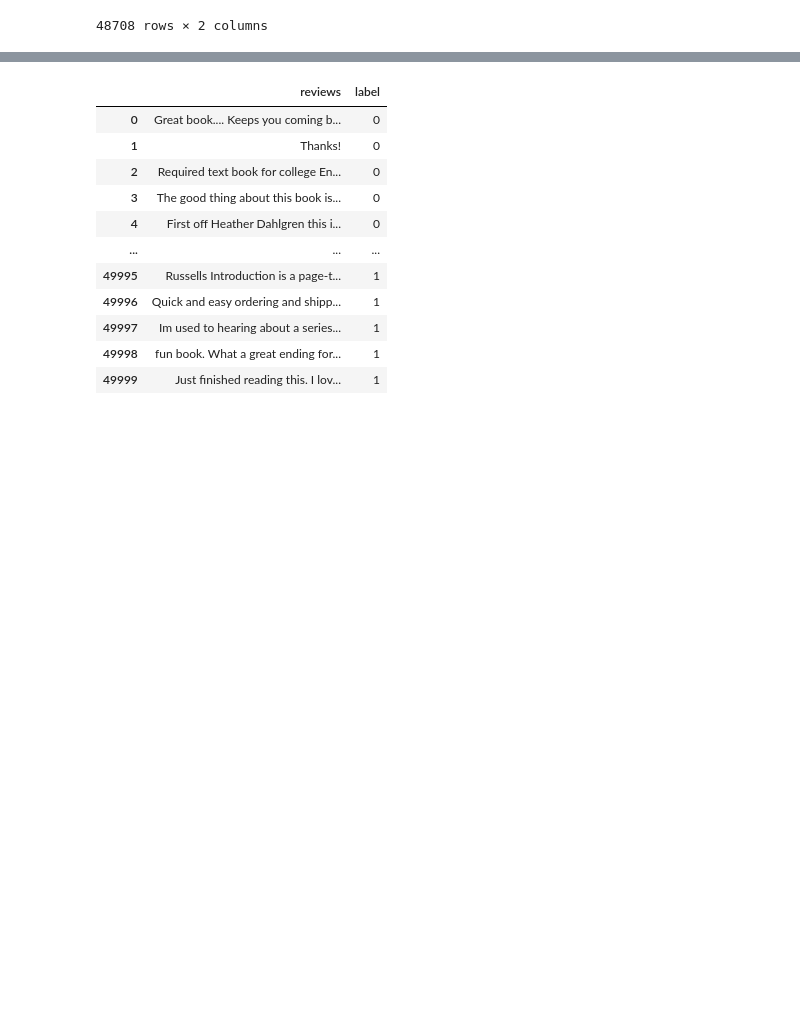
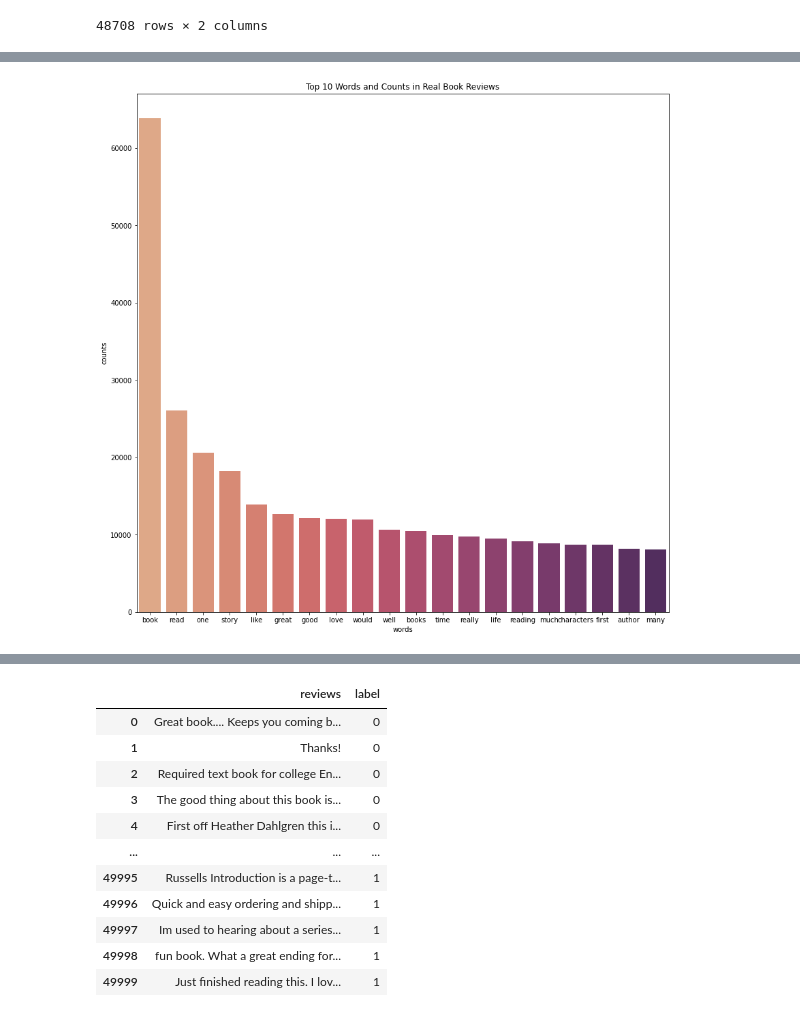
Before and after one commit to emperorner0/AI_Generated_Review_Detection_in_Book_Reviews, a Jupyter notebook: Classifier_with_BERT.ipynb, the cells around one changed output, grey strips where cells are left out. Drawn from its saved outputs; the diff is of its cells as text; code cells hidden in the pictures; blank space fills up the shorter version.

```diff
--- a/Classifier_with_BERT.ipynb
+++ b/Classifier_with_BERT.ipynb
@@ -197,0 +264,9 @@ display(real_rev)
+# %%
+plt.rcParams['figure.figsize']=(14,14)
+sns.barplot(data=pd.DataFrame(common_words, columns=['words','counts']),
+            x='words', y='counts', palette='flare')
+plt.title('Top 10 Words and Counts in Real Book Reviews')
+plt.savefig('Images/real_bar.png')
+plt.show()
+# %% [output]
+[figure, added]
```
Also changed, not shown: parts of 37 cells of this notebook, 8 other files.
